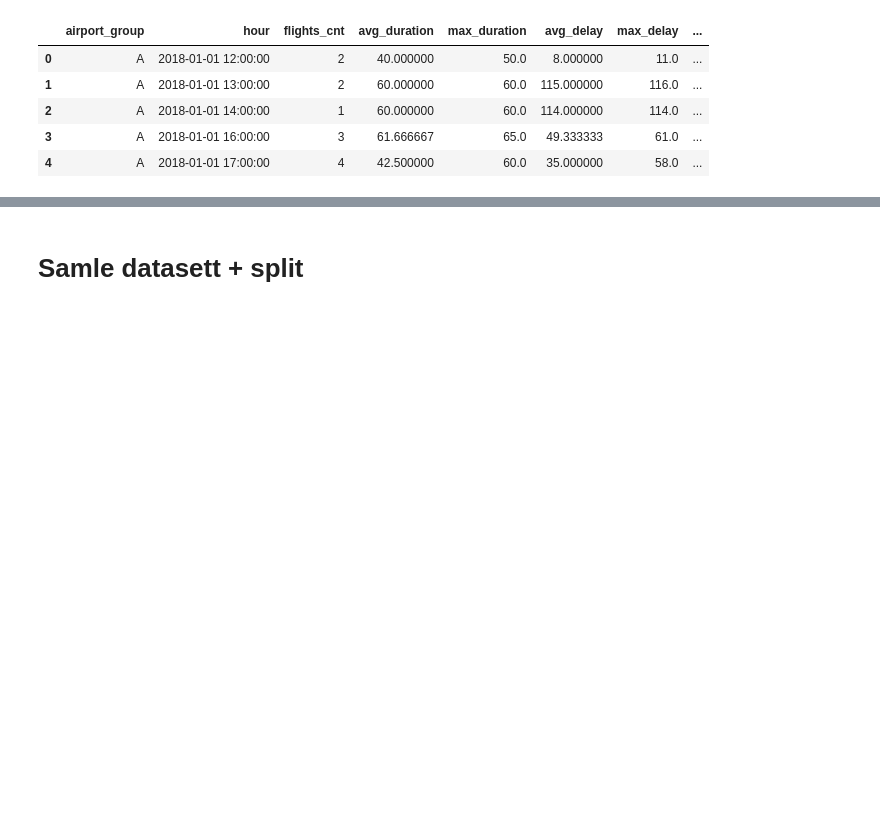
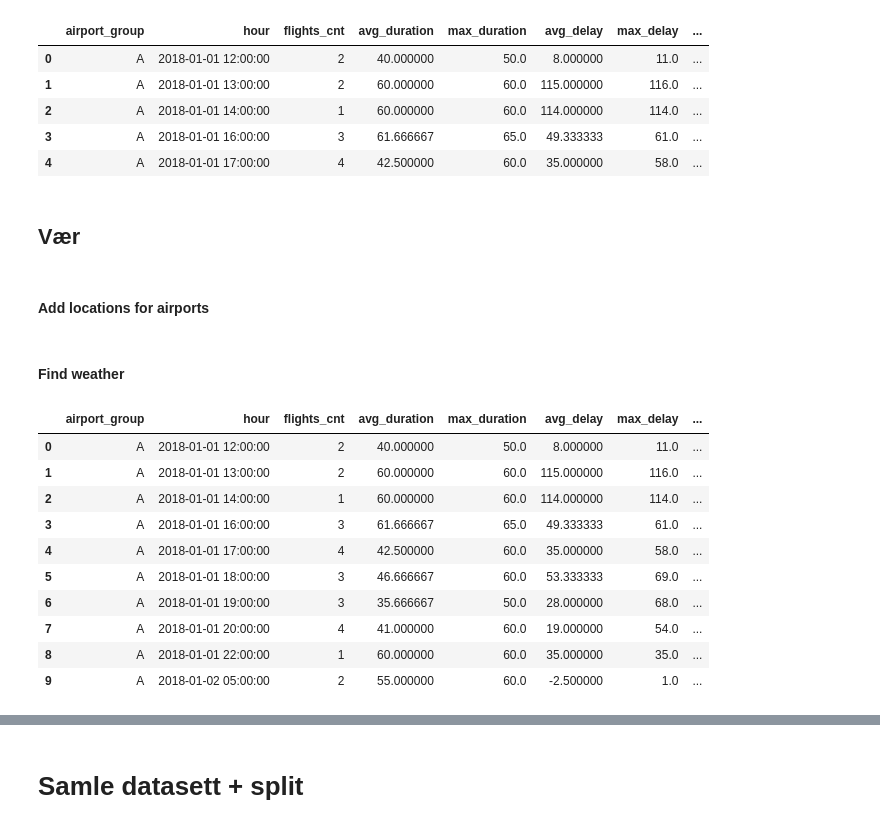
Before and after one commit to JakobBerg-Projects/avinor-ai, a Jupyter notebook: src/preprocessing.ipynb, the cells around one changed output, grey strips where cells are left out. Drawn from its saved outputs; the diff is of its cells as text; code cells hidden in the pictures; blank space fills up the shorter version.

Commit message:
Progress on weather stuff

```diff
--- a/src/preprocessing.ipynb
+++ b/src/preprocessing.ipynb
@@ -243,3 +243,7 @@ hourly_features.head()
 | 2 | A | 2018-01-01 14:00:00 | 1 | 60.000000 | 60.0 | 114.000000 | 114.0 | ... |
 | 3 | A | 2018-01-01 16:00:00 | 3 | 61.666667 | 65.0 | 49.333333 | 61.0 | ... |
 | 4 | A | 2018-01-01 17:00:00 | 4 | 42.500000 | 60.0 | 35.000000 | 58.0 | ... |
+# %% [markdown]
+## Vær
+# %% [markdown]
+#### Add locations for airports
@@ -245,0 +255,2 @@ hourly_features.head()
+# %% [markdown]
+#### Find weather
@@ -245,0 +259,38 @@ hourly_features.head()
+# %%
+weather = {}
+values = [None] * 226563
+
+for (i, row) in hourly_features.iterrows():
+    resp = None
+
+    if weather.get(row["hour"].date()) != None:
+        resp = weather.get(row["hour"].date())
+    else:
+        endpoint = 'https://frost.met.no/observations/v0.jsonld'
+        parameters = {
+            'sources': 'SN18700,SN90450',
+            'elements': 'mean(air_temperature P1D),sum(precipitation_amount P1D),mean(wind_speed P1D)',
+            'referencetime': f'{row["hour"].date()}',
+        }
+        r = requests.get(endpoint, parameters, auth=(os.getenv("FROST_ID"),''))
+        resp = r.json()
+
+    values[i] = resp
+
+    if (i >= 10): # TODO: TEMP CAP
+        break
+
+hourly_features["weather"] = values
+hourly_features.head(10)
+# %% [output]
+|  | airport_group | hour | flights_cnt | avg_duration | max_duration | avg_delay | max_delay | ... |
+| 0 | A | 2018-01-01 12:00:00 | 2 | 40.000000 | 50.0 | 8.000000 | 11.0 | ... |
+| 1 | A | 2018-01-01 13:00:00 | 2 | 60.000000 | 60.0 | 115.000000 | 116.0 | ... |
+| 2 | A | 2018-01-01 14:00:00 | 1 | 60.000000 | 60.0 | 114.000000 | 114.0 | ... |
+| 3 | A | 2018-01-01 16:00:00 | 3 | 61.666667 | 65.0 | 49.333333 | 61.0 | ... |
+| 4 | A | 2018-01-01 17:00:00 | 4 | 42.500000 | 60.0 | 35.000000 | 58.0 | ... |
+| 5 | A | 2018-01-01 18:00:00 | 3 | 46.666667 | 60.0 | 53.333333 | 69.0 | ... |
+| 6 | A | 2018-01-01 19:00:00 | 3 | 35.666667 | 50.0 | 28.000000 | 68.0 | ... |
+| 7 | A | 2018-01-01 20:00:00 | 4 | 41.000000 | 60.0 | 19.000000 | 54.0 | ... |
+| 8 | A | 2018-01-01 22:00:00 | 1 | 60.000000 | 60.0 | 35.000000 | 35.0 | ... |
+| 9 | A | 2018-01-02 05:00:00 | 2 | 55.000000 | 60.0 | -2.500000 | 1.0 | ... |
```
Also changed, not shown: parts of 7 cells of this notebook.
